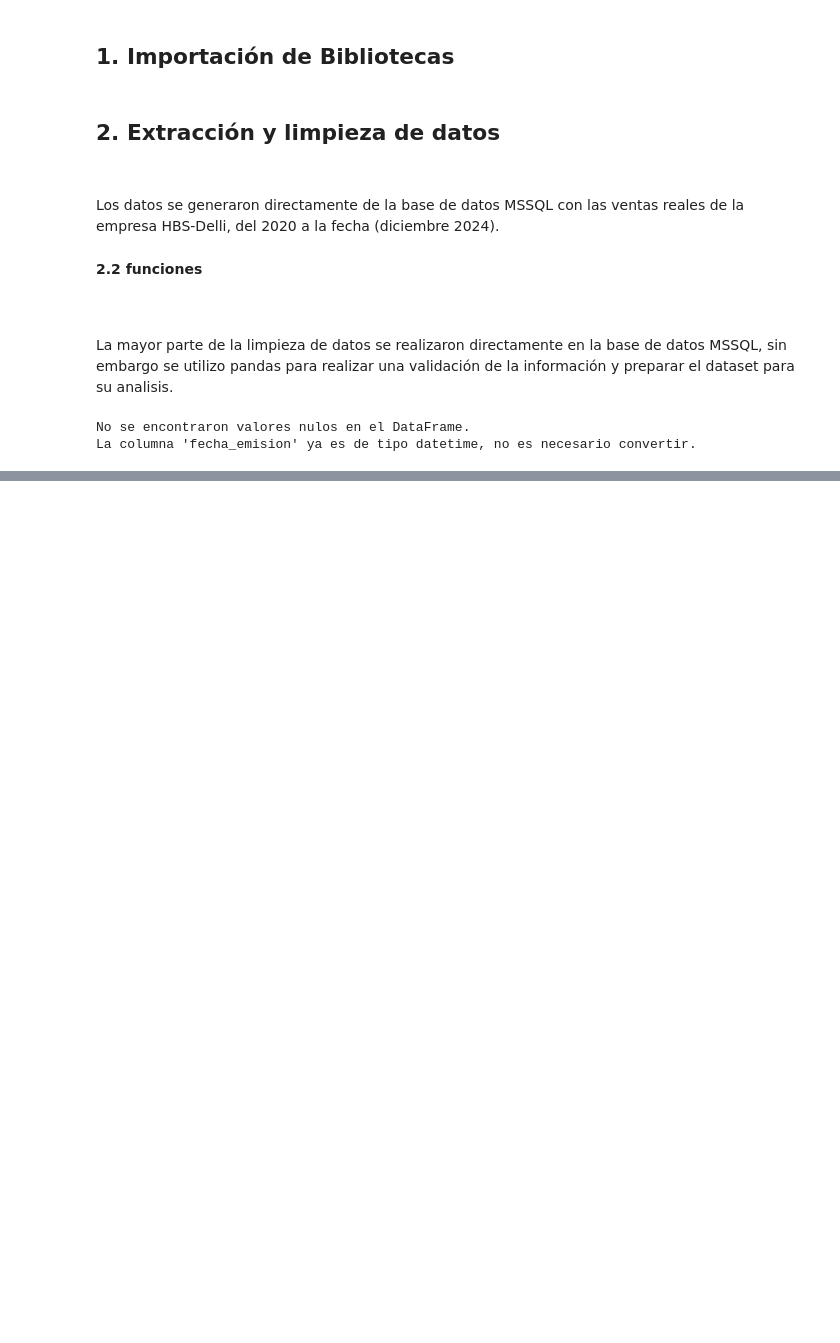
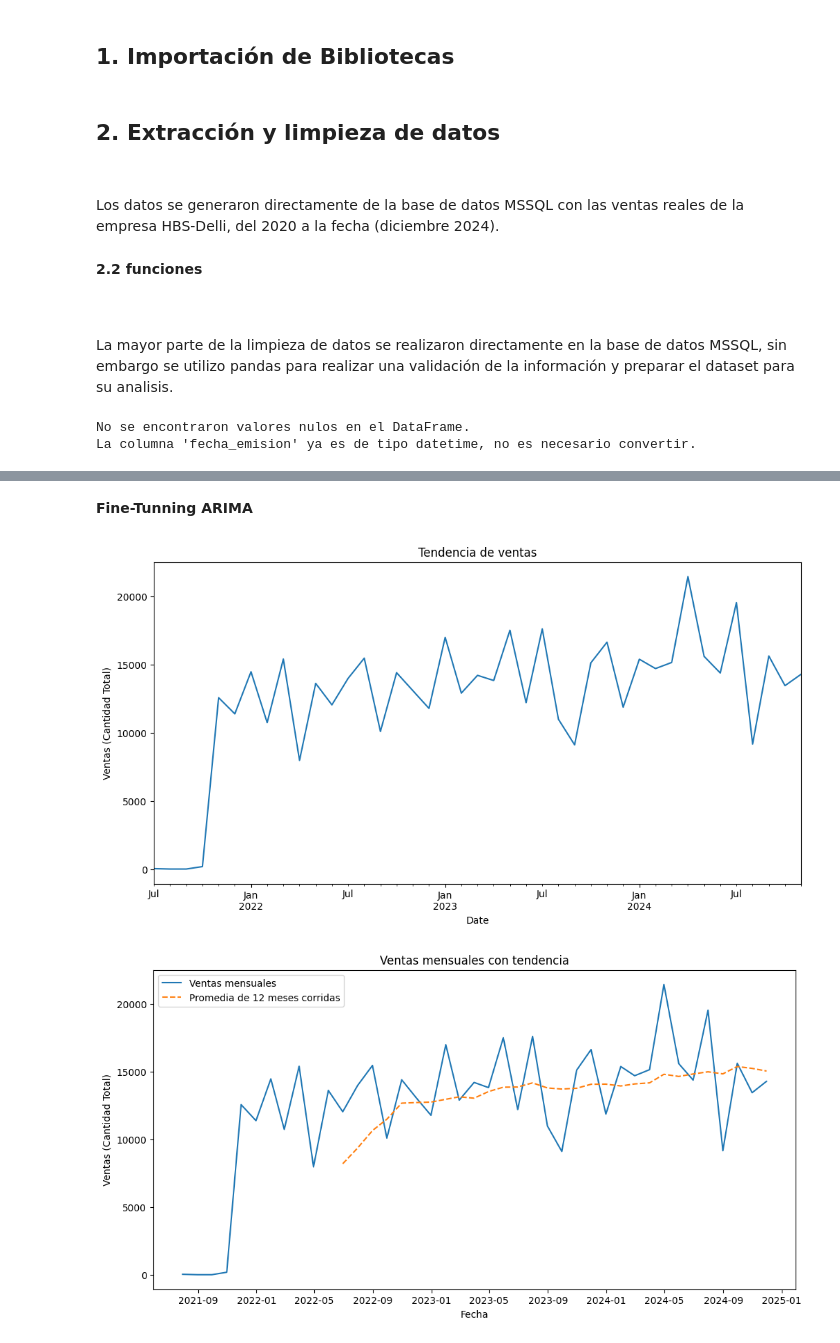
Before and after one commit to jorgec79mx/CapstoneProject_Final, a Jupyter notebook: notebooks/Prediccion_Delli_SeriesTemporales.ipynb, the cells around one changed output, grey strips where cells are left out. Saved outputs shown, nothing was run; the diff lists cells and outputs as text; code cells hidden in the pictures; blank space fills up the shorter version.

```diff
--- a/notebooks/Prediccion_Delli_SeriesTemporales.ipynb
+++ b/notebooks/Prediccion_Delli_SeriesTemporales.ipynb
@@ -142,0 +160,23 @@ KeyError: "['Cantidad', 'FechaEmision', 'Numero_Orden', 'Nombre_Cliente', 'Desc_
+# %% [markdown]
+**Fine-Tunning ARIMA**
+# %%
+sales_monthly = df_sales.resample('M').sum()
+
+# Graficando tendencia de ventas
+plt.figure(figsize=(12, 6))
+sales_monthly.plot(title="Tendencia de ventas", ylabel="Ventas (Cantidad Total)", xlabel="Date")
+plt.show()
+
+rolling_avg = sales_monthly.rolling(window=12).mean()
+
+plt.figure(figsize=(12, 6))
+plt.plot(sales_monthly, label="Ventas mensuales")
+plt.plot(rolling_avg, label="Promedia de 12 meses corridas", linestyle='--')
+plt.title("Ventas mensuales con tendencia")
+plt.ylabel("Ventas (Cantidad Total)")
+plt.xlabel("Fecha")
+plt.legend()
+plt.show()
+# %% [output]
+[figure, added]
+[figure, added]
```
Also changed, not shown: parts of 12 cells of this notebook, 2 other files.
